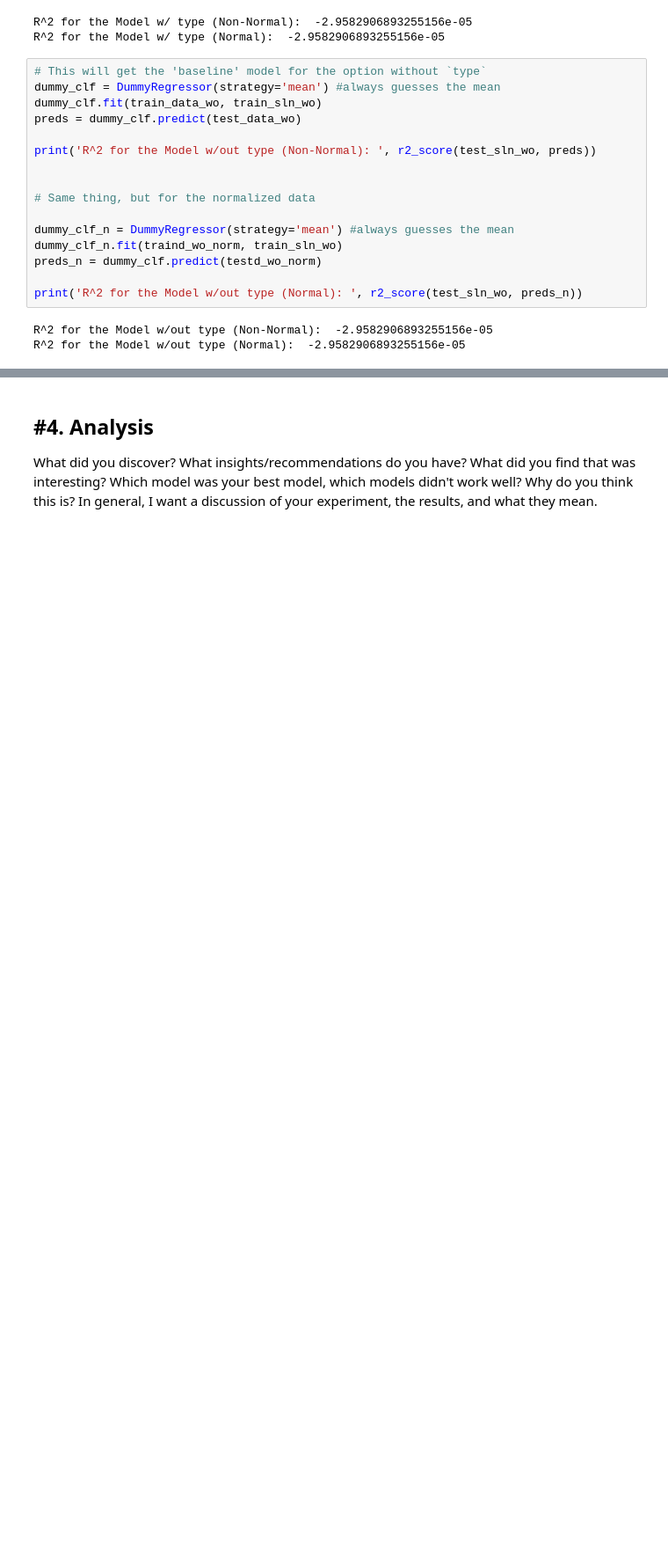
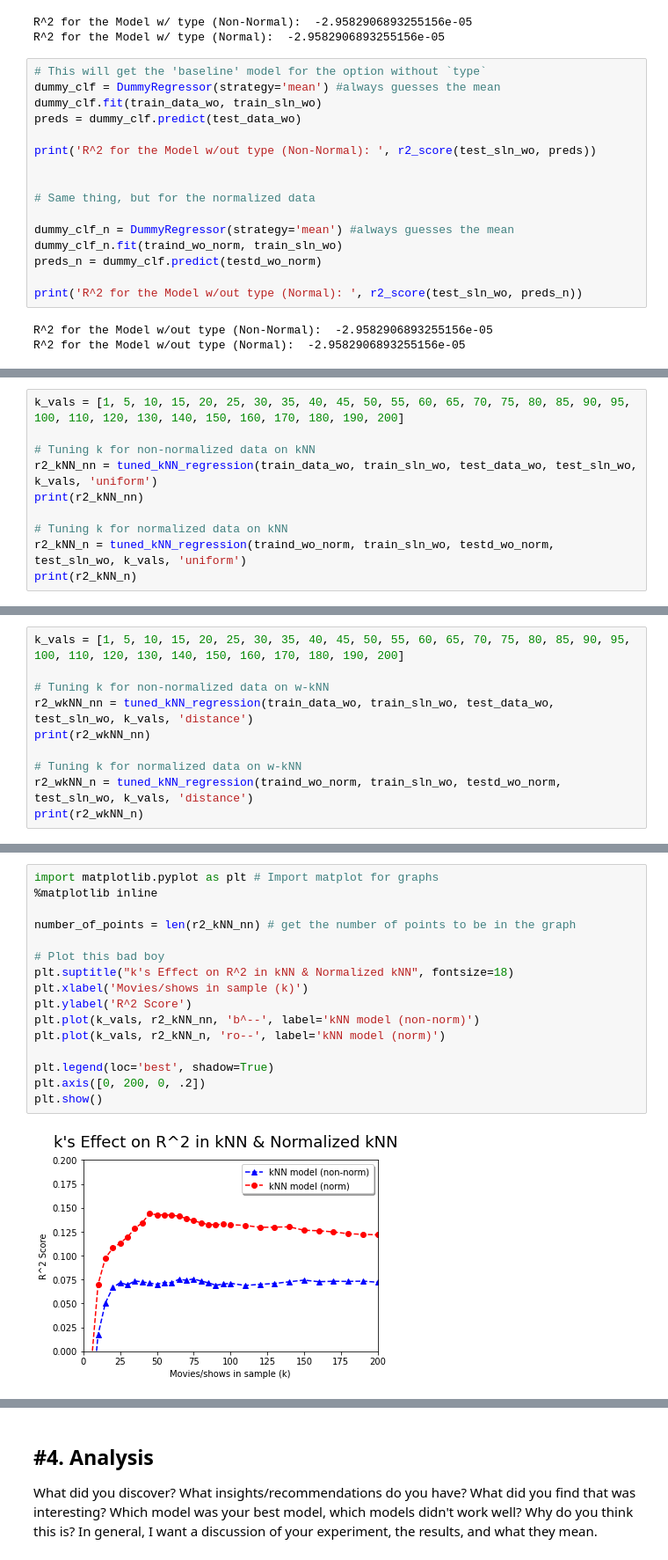
Before and after one commit to j23-cs167/project-2-S-Soluel, a Jupyter notebook: Project2_SamSolheim.ipynb, the cells around one changed output, grey strips where cells are left out. Shown at 88% size. Drawn from its saved outputs; the diff is of its cells as text; blank space fills up the shorter version.

Commit message:
Now getting to my analysis -- the data I used sucks

```diff
--- a/Project2_SamSolheim.ipynb
+++ b/Project2_SamSolheim.ipynb
@@ -418,0 +486,10 @@ During the research phase of this project, I decided to implement the following
+# %%
+k_vals = [1, 5, 10, 15, 20, 25, 30, 35, 40, 45, 50, 55, 60, 65, 70, 75, 80, 85, 90, 95, 100, 110, 120, 130, 140, 150, 160, 170, 180, 190, 200]
+
+# Tuning k for non-normalized data on kNN
+r2_kNN_nn = tuned_kNN_regression(train_data_wo, train_sln_wo, test_data_wo, test_sln_wo, k_vals, 'uniform')
+print(r2_kNN_nn)
+
+# Tuning k for normalized data on kNN
+r2_kNN_n = tuned_kNN_regression(traind_wo_norm, train_sln_wo, testd_wo_norm, test_sln_wo, k_vals, 'uniform')
+print(r2_kNN_n)
@@ -418,0 +499,10 @@ During the research phase of this project, I decided to implement the following
+# %%
+k_vals = [1, 5, 10, 15, 20, 25, 30, 35, 40, 45, 50, 55, 60, 65, 70, 75, 80, 85, 90, 95, 100, 110, 120, 130, 140, 150, 160, 170, 180, 190, 200]
+
+# Tuning k for non-normalized data on w-kNN
+r2_wkNN_nn = tuned_kNN_regression(train_data_wo, train_sln_wo, test_data_wo, test_sln_wo, k_vals, 'distance')
+print(r2_wkNN_nn)
+
+# Tuning k for normalized data on w-kNN
+r2_wkNN_n = tuned_kNN_regression(traind_wo_norm, train_sln_wo, testd_wo_norm, test_sln_wo, k_vals, 'distance')
+print(r2_wkNN_n)
@@ -418,0 +512,18 @@ During the research phase of this project, I decided to implement the following
+# %%
+import matplotlib.pyplot as plt # Import matplot for graphs
+%matplotlib inline
+
+number_of_points = len(r2_kNN_nn) # get the number of points to be in the graph
+
+# Plot this bad boy
+plt.suptitle("k's Effect on R^2 in kNN & Normalized kNN", fontsize=18)
+plt.xlabel('Movies/shows in sample (k)')
+plt.ylabel('R^2 Score')
+plt.plot(k_vals, r2_kNN_nn, 'b^--', label='kNN model (non-norm)')
+plt.plot(k_vals, r2_kNN_n, 'ro--', label='kNN model (norm)')
+
+plt.legend(loc='best', shadow=True)
+plt.axis([0, 200, 0, .2])
+plt.show()
+# %% [output]
+[figure, added]
```
Also changed, not shown: parts of 24 cells of this notebook.
